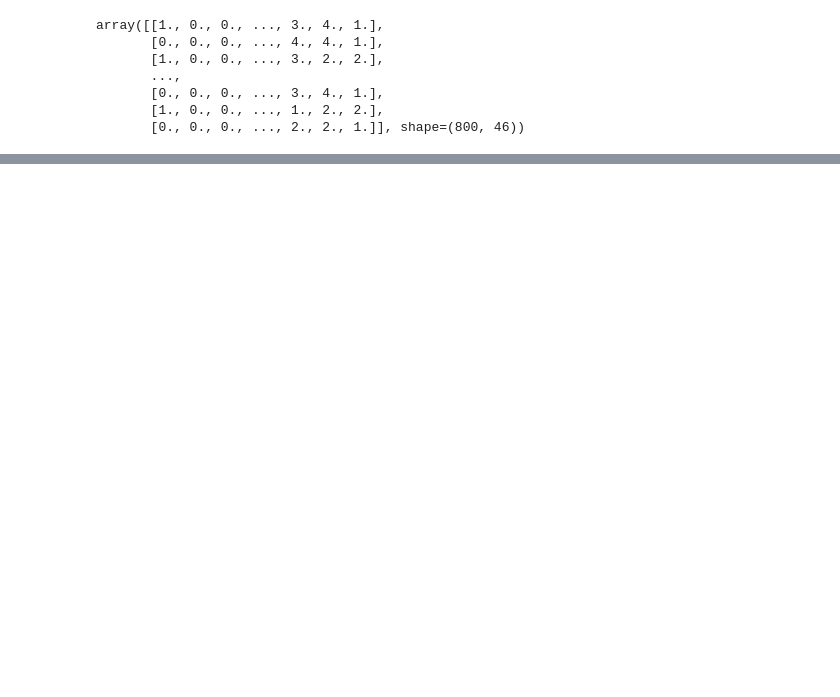
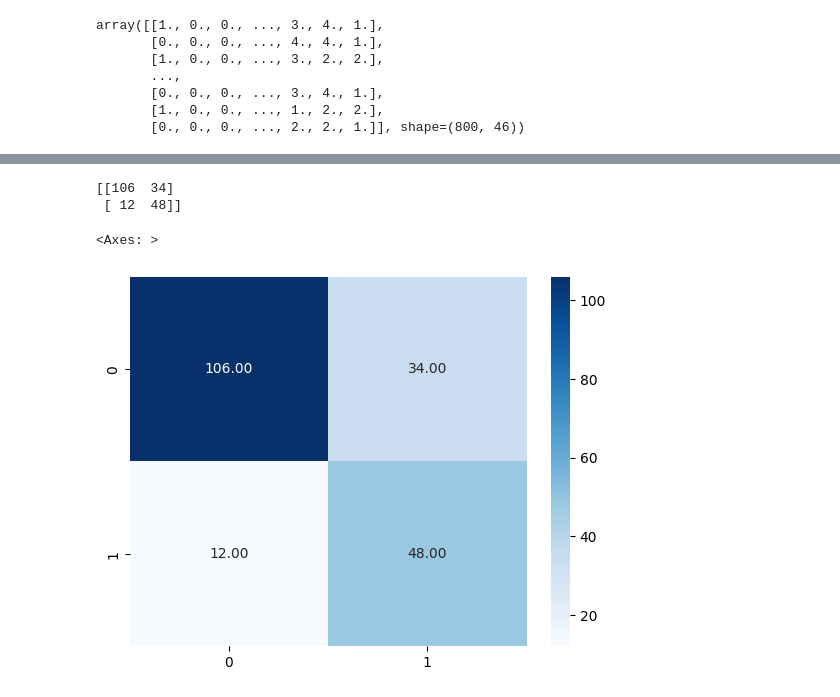
Before and after one commit to ashiq-km/Credit-Risk-Analysis---German-Bank-, a Jupyter notebook: notebooks/feature_engineering.ipynb, the cells around one changed output, grey strips where cells are left out. Cells and saved outputs as stored; diff of their text form; code cells hidden in the pictures; blank space fills up the shorter version.

```diff
--- a/notebooks/feature_engineering.ipynb
+++ b/notebooks/feature_engineering.ipynb
@@ -140,0 +192,2 @@ array([[1., 0., 0., ..., 3., 4., 1.],
+# %%
+y_probs = model_1.predict_proba(X_test)[:, 1]
@@ -140,0 +232,2 @@ array([[1., 0., 0., ..., 3., 4., 1.],
+# %%
+test_pred_cstm2 = np.where(y_probs>=0.54, 2, 1)
@@ -140,0 +249,11 @@ array([[1., 0., 0., ..., 3., 4., 1.],
+# %%
+cm_2 = confusion_matrix(y_test, test_pred_cstm2)
+print(cm_2)
+# %% [output]
+[[106  34]
+ [ 12  48]]
+# %%
+sns.heatmap(cm_2, annot=True, fmt = ".2f", cmap = 'Blues')
+# %% [output]
+<Axes: >
+[figure, added]
```
Also changed, not shown: parts of 23 cells of this notebook.
